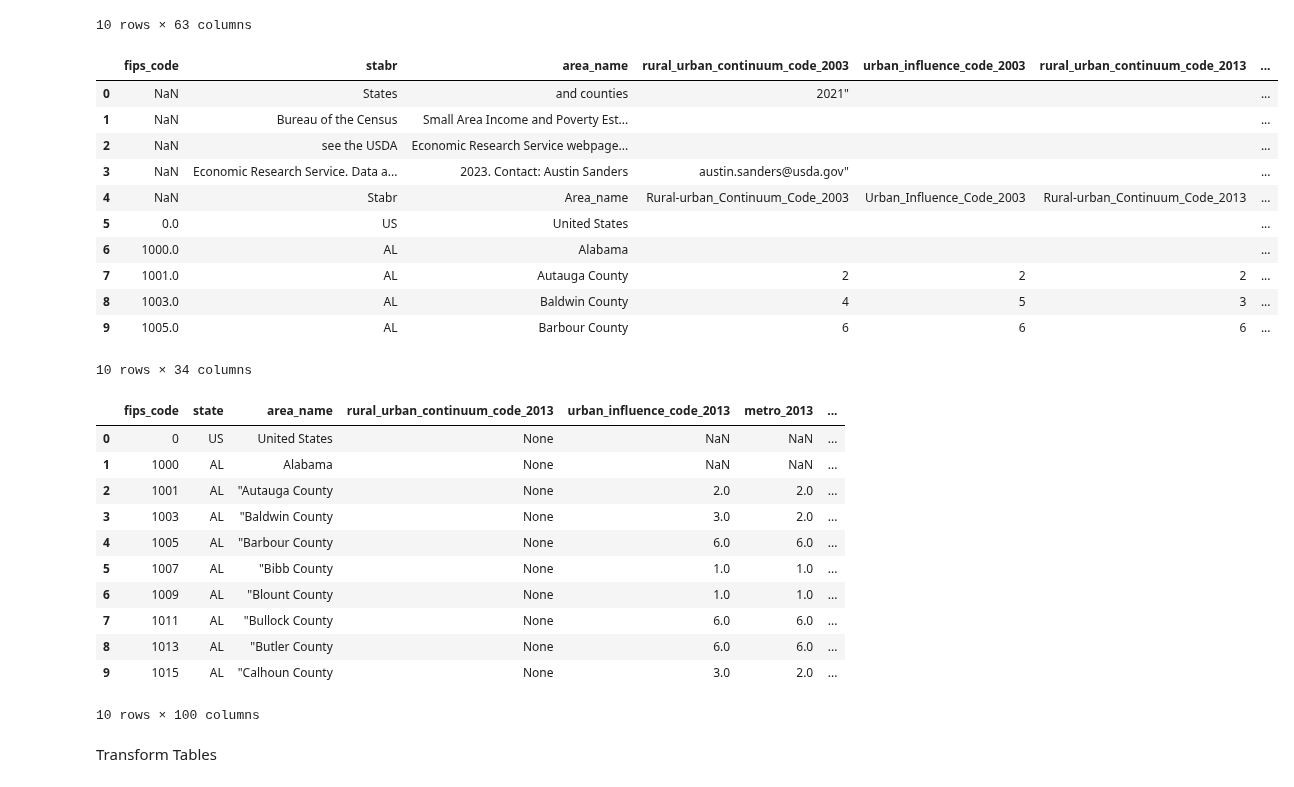
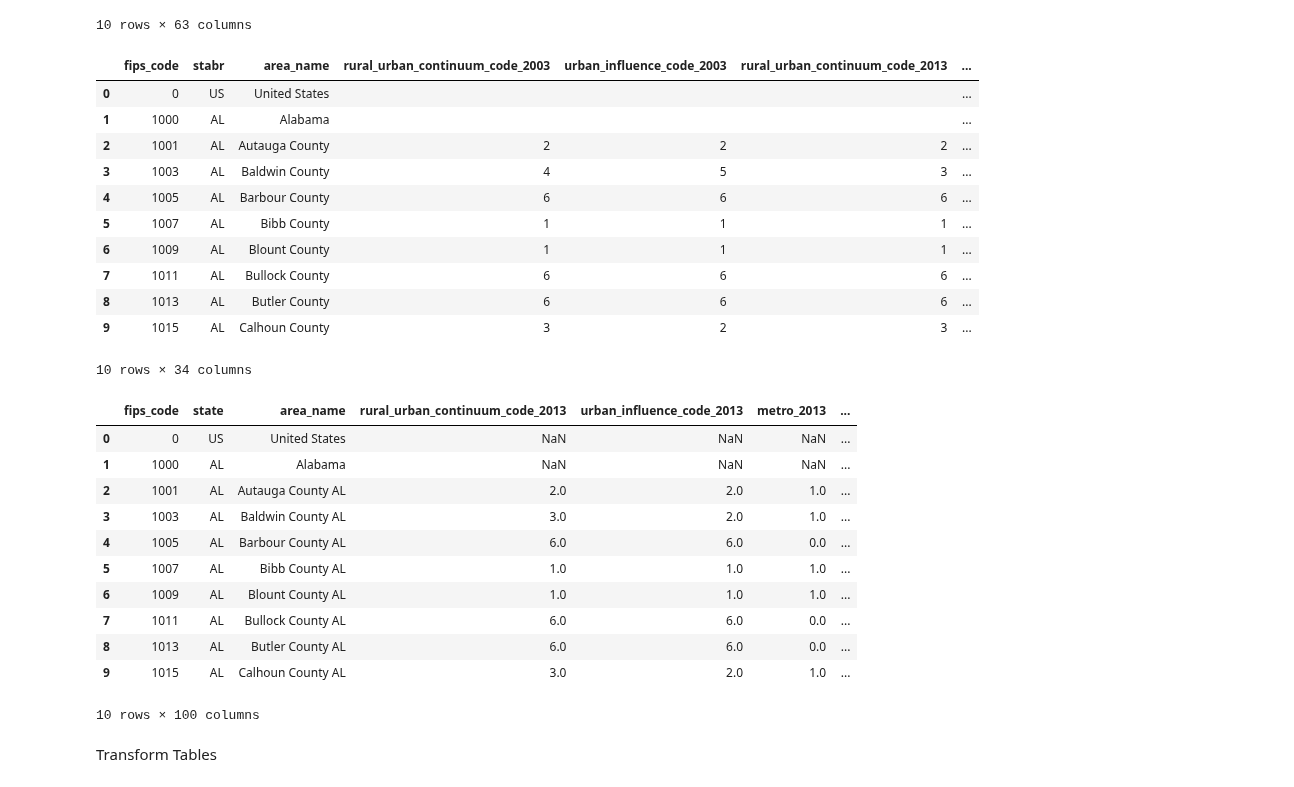
Before and after one commit to dsklnr/ADS508, a Jupyter notebook: CollegeAffordability.ipynb, the cells around one changed output. Cells and saved outputs as stored; diff of their text form; code cells hidden in the pictures.

Commit message:
finalized usda table transformations

```diff
--- a/CollegeAffordability.ipynb
+++ b/CollegeAffordability.ipynb
@@ -319,43 +319,44 @@ CREATE EXTERNAL TABLE IF NOT EXISTS {college_affordability_database}.{poverty_ta
     PCTPOV017_2021 STRING,
     CI90LB017P_2021 STRING,
     CI90UB017P_2021 STRING,
     POV517_2021 STRING,
     CI90LB517_2021 STRING,
     CI90UB517_2021 STRING,
     PCTPOV517_2021 STRING,
     CI90LB517P_2021 STRING,
     CI90UB517P_2021 STRING,
     MEDHHINC_2021 STRING,
     CI90LBINC_2021 STRING,
     CI90UBINC_2021 STRING,
     POV04_2021 STRING,
     CI90LB04_2021 STRING,
     CI90UB04_2021 STRING,
     PCTPOV04_2021 STRING,
     CI90LB04P_2021 STRING,
     CI90UB04P_2021 STRING
     )
     ROW FORMAT DELIMITED
     FIELDS TERMINATED BY ','
     LOCATION '{usda_dir}/{poverty_table}'
+    TBLPROPERTIES ('skip.header.line.count'='1')
 """
 
 # Execute create table statement
 pd.read_sql(create_poverty_table, conn)
 
 pd.read_sql(f'SELECT * FROM {college_affordability_database}.{poverty_table} LIMIT 10', conn)
 # %% [output]
 |  | fips_code | stabr | area_name | rural_urban_continuum_code_2003 | urban_influence_code_2003 | rural_urban_continuum_code_2013 | ... |
-| 0 | NaN | States | and counties | 2021" |  |  | ... |
-| 1 | NaN | Bureau of the Census | Small Area Income and Poverty Est... |  |  |  | ... |
-| 2 | NaN | see the USDA | Economic Research Service webpage... |  |  |  | ... |
-| 3 | NaN | Economic Research Service. Data a... | 2023. Contact: Austin Sanders | austin.sanders@usda.gov" |  |  | ... |
-| 4 | NaN | Stabr | Area_name | Rural-urban_Continuum_Code_2003 | Urban_Influence_Code_2003 | Rural-urban_Continuum_Code_2013 | ... |
-| 5 | 0.0 | US | United States |  |  |  | ... |
-| 6 | 1000.0 | AL | Alabama |  |  |  | ... |
-| 7 | 1001.0 | AL | Autauga County | 2 | 2 | 2 | ... |
-| 8 | 1003.0 | AL | Baldwin County | 4 | 5 | 3 | ... |
-| 9 | 1005.0 | AL | Barbour County | 6 | 6 | 6 | ... |
+| 0 | 0 | US | United States |  |  |  | ... |
+| 1 | 1000 | AL | Alabama |  |  |  | ... |
+| 2 | 1001 | AL | Autauga County | 2 | 2 | 2 | ... |
+| 3 | 1003 | AL | Baldwin County | 4 | 5 | 3 | ... |
+| 4 | 1005 | AL | Barbour County | 6 | 6 | 6 | ... |
+| 5 | 1007 | AL | Bibb County | 1 | 1 | 1 | ... |
+| 6 | 1009 | AL | Blount County | 1 | 1 | 1 | ... |
+| 7 | 1011 | AL | Bullock County | 6 | 6 | 6 | ... |
+| 8 | 1013 | AL | Butler County | 6 | 6 | 6 | ... |
+| 9 | 1015 | AL | Calhoun County | 3 | 2 | 3 | ... |
 10 rows × 34 columns
 # %%
 # Drop the table if it already exists
@@ -469,6 +470,7 @@ CREATE EXTERNAL TABLE IF NOT EXISTS {college_affordability_database}.{unemployme
     ROW FORMAT DELIMITED
     FIELDS TERMINATED BY ','
     LOCATION '{usda_dir}/{unemployment_table}'
+    TBLPROPERTIES ('skip.header.line.count'='1')
 """
 
 # Execute create table statement
@@ -477,16 +479,16 @@ pd.read_sql(create_unemployment_table, conn)
 pd.read_sql(f'SELECT * FROM {college_affordability_database}.{unemployment_table} LIMIT 10', conn)
 # %% [output]
 |  | fips_code | state | area_name | rural_urban_continuum_code_2013 | urban_influence_code_2013 | metro_2013 | ... |
-| 0 | 0 | US | United States | None | NaN | NaN | ... |
-| 1 | 1000 | AL | Alabama | None | NaN | NaN | ... |
-| 2 | 1001 | AL | "Autauga County | None | 2.0 | 2.0 | ... |
-| 3 | 1003 | AL | "Baldwin County | None | 3.0 | 2.0 | ... |
-| 4 | 1005 | AL | "Barbour County | None | 6.0 | 6.0 | ... |
-| 5 | 1007 | AL | "Bibb County | None | 1.0 | 1.0 | ... |
-| 6 | 1009 | AL | "Blount County | None | 1.0 | 1.0 | ... |
-| 7 | 1011 | AL | "Bullock County | None | 6.0 | 6.0 | ... |
-| 8 | 1013 | AL | "Butler County | None | 6.0 | 6.0 | ... |
-| 9 | 1015 | AL | "Calhoun County | None | 3.0 | 2.0 | ... |
+| 0 | 0 | US | United States | NaN | NaN | NaN | ... |
+| 1 | 1000 | AL | Alabama | NaN | NaN | NaN | ... |
+| 2 | 1001 | AL | Autauga County AL | 2.0 | 2.0 | 1.0 | ... |
+| 3 | 1003 | AL | Baldwin County AL | 3.0 | 2.0 | 1.0 | ... |
+| 4 | 1005 | AL | Barbour County AL | 6.0 | 6.0 | 0.0 | ... |
+| 5 | 1007 | AL | Bibb County AL | 1.0 | 1.0 | 1.0 | ... |
+| 6 | 1009 | AL | Blount County AL | 1.0 | 1.0 | 1.0 | ... |
+| 7 | 1011 | AL | Bullock County AL | 6.0 | 6.0 | 0.0 | ... |
+| 8 | 1013 | AL | Butler County AL | 6.0 | 6.0 | 0.0 | ... |
+| 9 | 1015 | AL | Calhoun County AL | 3.0 | 2.0 | 1.0 | ... |
 10 rows × 100 columns
 # %% [markdown]
 Transform Tables
```
Also changed, not shown: parts of 3 cells of this notebook.
